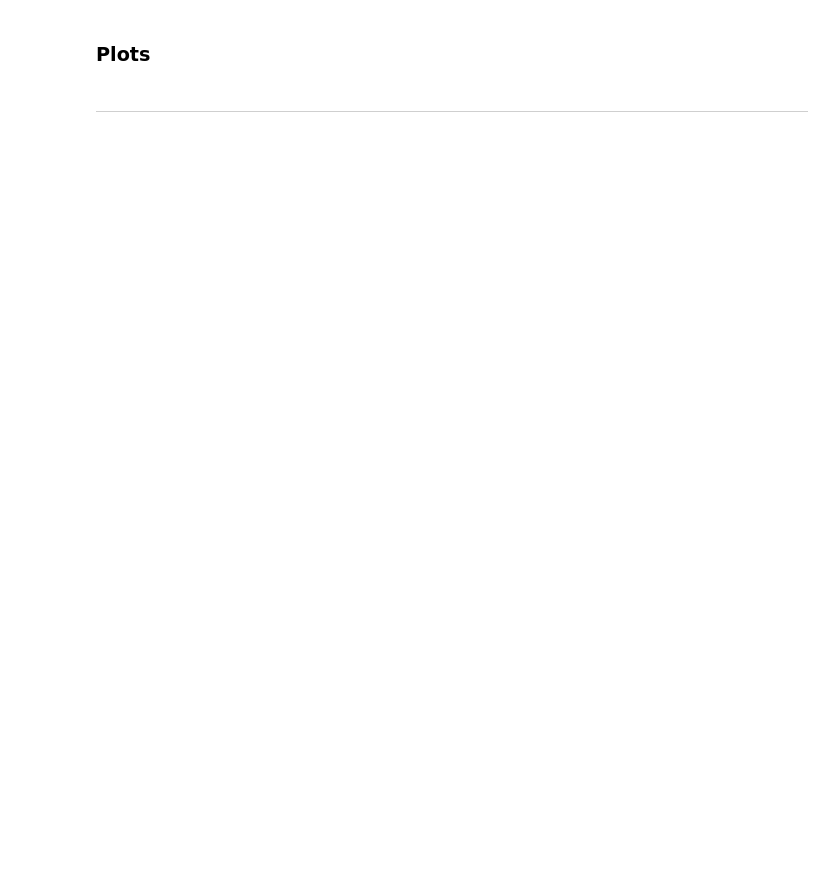
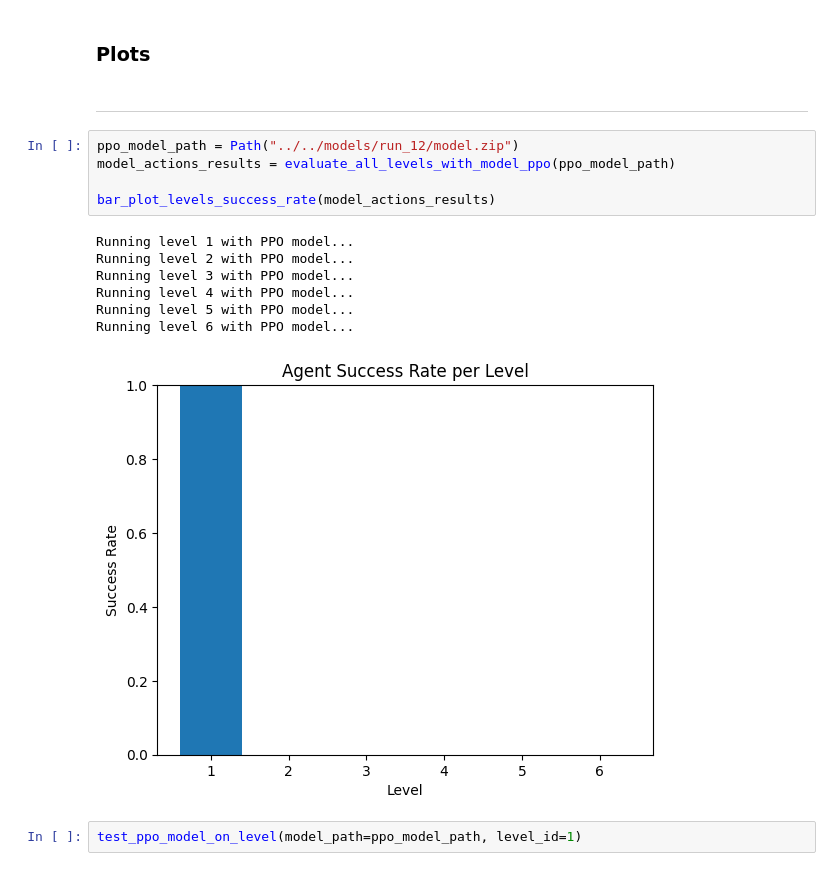
Before and after one commit to Ludwilton/RL-Gaming, a Jupyter notebook: src/rl_gaming/presentation.ipynb, the cells around one changed output. Drawn from its saved outputs; the diff is of its cells as text; blank space fills up the shorter version.

Commit message:
feat(presentation): add more code for the presentation (plots and training)

```diff
--- a/src/rl_gaming/presentation.ipynb
+++ b/src/rl_gaming/presentation.ipynb
@@ -90,3 +101,18 @@ model.learn(total_timesteps=n_timesteps, callback=callback, progress_bar=True)
 ### Plots
 # %% [markdown]
 ---
+# %%
+ppo_model_path = Path("../../models/run_12/model.zip")
+model_actions_results = evaluate_all_levels_with_model_ppo(ppo_model_path)
+
+bar_plot_levels_success_rate(model_actions_results)
+# %% [output]
+Running level 1 with PPO model...
+Running level 2 with PPO model...
+Running level 3 with PPO model...
+Running level 4 with PPO model...
+Running level 5 with PPO model...
+Running level 6 with PPO model...
+[figure, added]
+# %%
+test_ppo_model_on_level(model_path=ppo_model_path, level_id=1)
```
Also changed, not shown: parts of 5 cells of this notebook.
